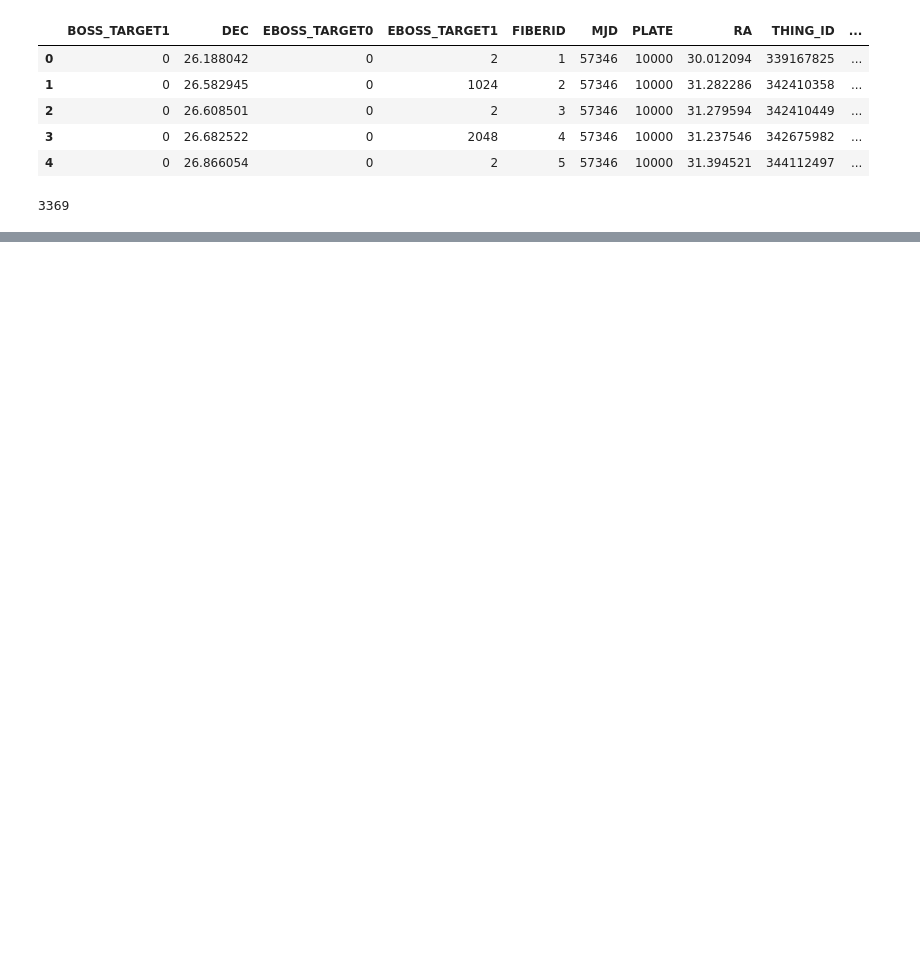
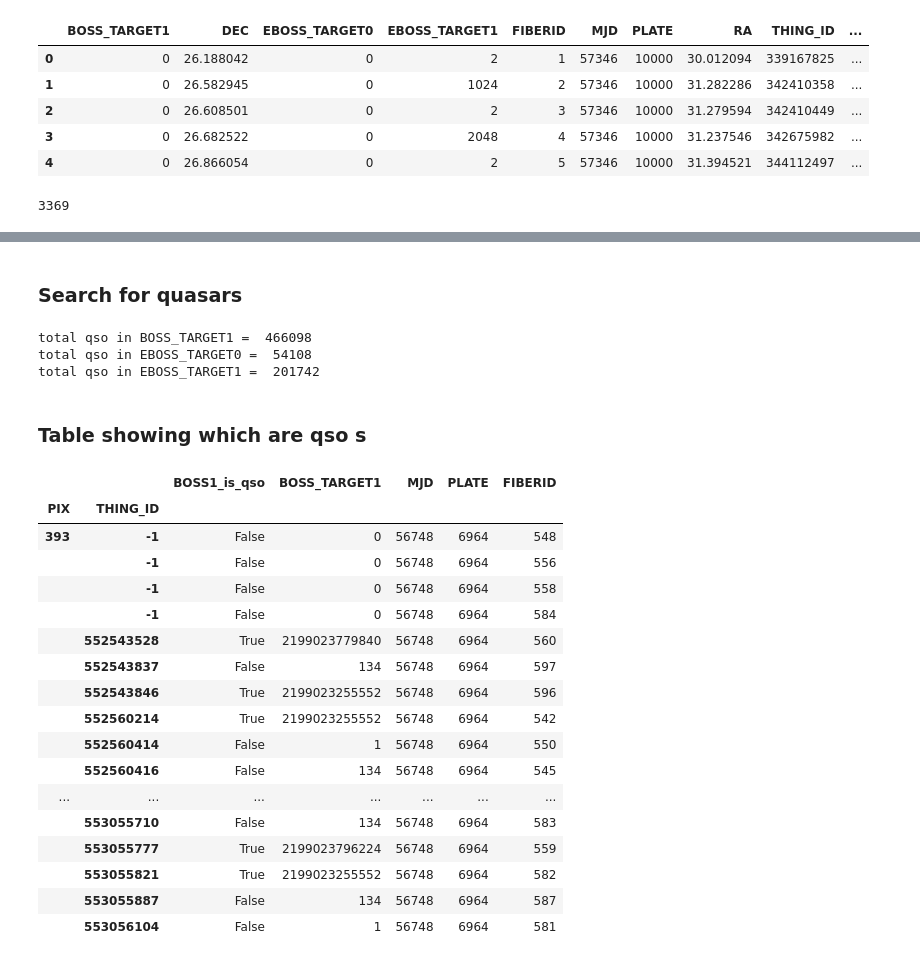
Before and after one commit to slosar/ForetFusion, a Jupyter notebook: sdss_catalog.ipynb, the cells around one changed output, grey strips where cells are left out. Drawn from its saved outputs; the diff is of its cells as text; code cells hidden in the pictures; blank space fills up the shorter version.

Commit message:
searching for qso

```diff
--- a/sdss_catalog.ipynb
+++ b/sdss_catalog.ipynb
@@ -116,0 +132,45 @@ ss
+# %% [markdown]
+### Search for quasars
+# %%
+bit_boss = [10,11,12,13,14,15,16,17,18,19,40,41,42,43,44]
+bit_eboss = [10,11,12,13,14,15,16,17,18]
+
+def is_quasar(dataset, mask_bit):
+    is_qso  = lambda b: ((data[dataset] & 2**b) > 0)
+    all_qso = map(is_qso, mask_bit)
+    return reduce(lambda x, y: x |  y , all_qso)
+# %%
+print 'total qso in BOSS_TARGET1 = ', is_quasar('BOSS_TARGET1', bit_boss).sum()
+print 'total qso in EBOSS_TARGET0 = ', is_quasar('EBOSS_TARGET0', bit_eboss).sum()
+print 'total qso in EBOSS_TARGET1 = ', is_quasar('EBOSS_TARGET1', bit_eboss).sum()
+# %% [output]
+total qso in BOSS_TARGET1 =  466098
+total qso in EBOSS_TARGET0 =  54108
+total qso in EBOSS_TARGET1 =  201742
+# %%
+data['BOSS1_is_qso'] = is_quasar('BOSS_TARGET1', bit_boss)
+data['EBOSS0_is_qso'] = is_quasar('EBOSS_TARGET0', bit_eboss)
+data['EBOSS1_is_qso'] = is_quasar('EBOSS_TARGET1', bit_eboss)
+# %% [markdown]
+### Table showing which are qso s
+# %%
+data.query('PIX == 393')[['BOSS1_is_qso','BOSS_TARGET1','MJD','PLATE','FIBERID']]
+# %% [output]
+|  |  | BOSS1_is_qso | BOSS_TARGET1 | MJD | PLATE | FIBERID |
+| PIX | THING_ID |  |  |  |  |  |
+| 393 | -1 | False | 0 | 56748 | 6964 | 548 |
+|  | -1 | False | 0 | 56748 | 6964 | 556 |
+|  | -1 | False | 0 | 56748 | 6964 | 558 |
+|  | -1 | False | 0 | 56748 | 6964 | 584 |
+|  | 552543528 | True | 2199023779840 | 56748 | 6964 | 560 |
+|  | 552543837 | False | 134 | 56748 | 6964 | 597 |
+|  | 552543846 | True | 2199023255552 | 56748 | 6964 | 596 |
+|  | 552560214 | True | 2199023255552 | 56748 | 6964 | 542 |
+|  | 552560414 | False | 1 | 56748 | 6964 | 550 |
+|  | 552560416 | False | 134 | 56748 | 6964 | 545 |
+| ... | ... | ... | ... | ... | ... | ... |
+|  | 553055710 | False | 134 | 56748 | 6964 | 583 |
+|  | 553055777 | True | 2199023796224 | 56748 | 6964 | 559 |
+|  | 553055821 | True | 2199023255552 | 56748 | 6964 | 582 |
+|  | 553055887 | False | 134 | 56748 | 6964 | 587 |
+|  | 553056104 | False | 1 | 56748 | 6964 | 581 |
```
Also changed, not shown: parts of 26 cells of this notebook.
